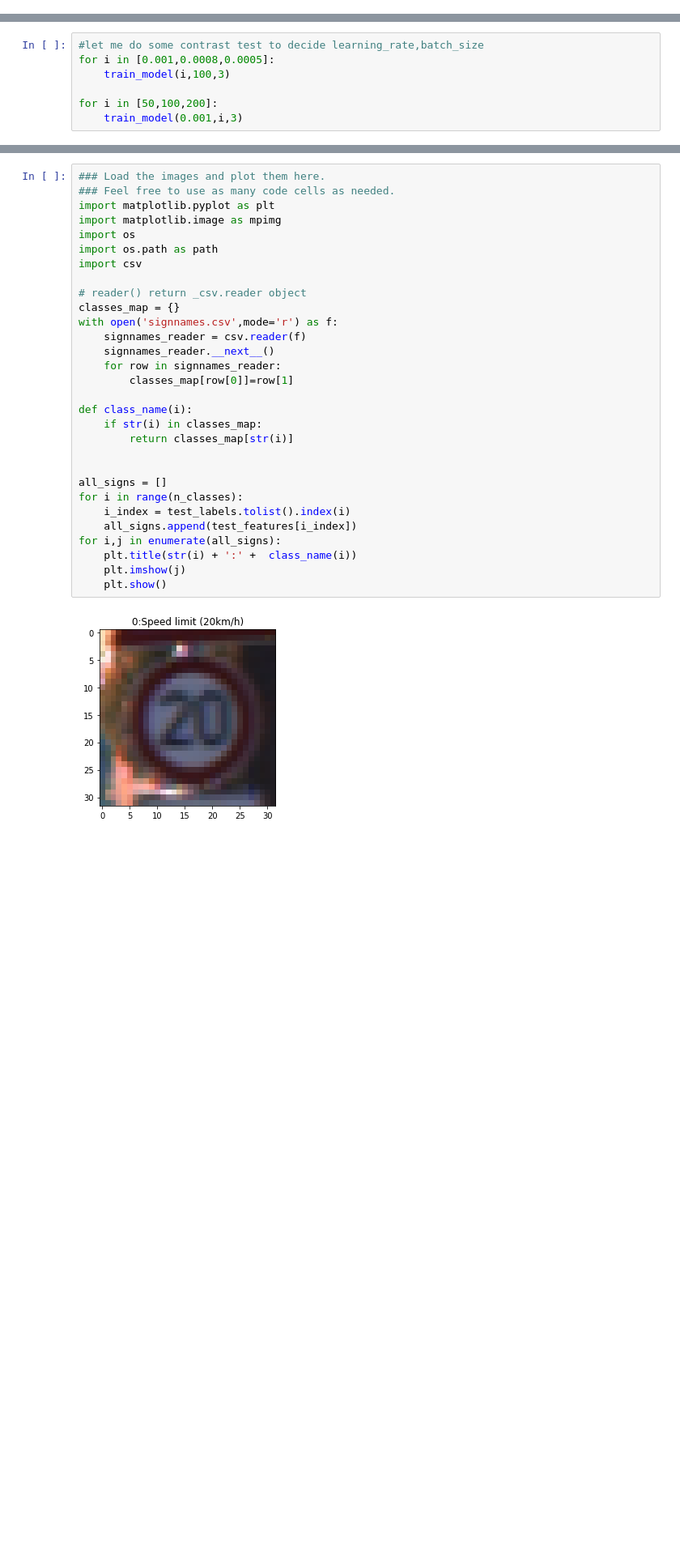
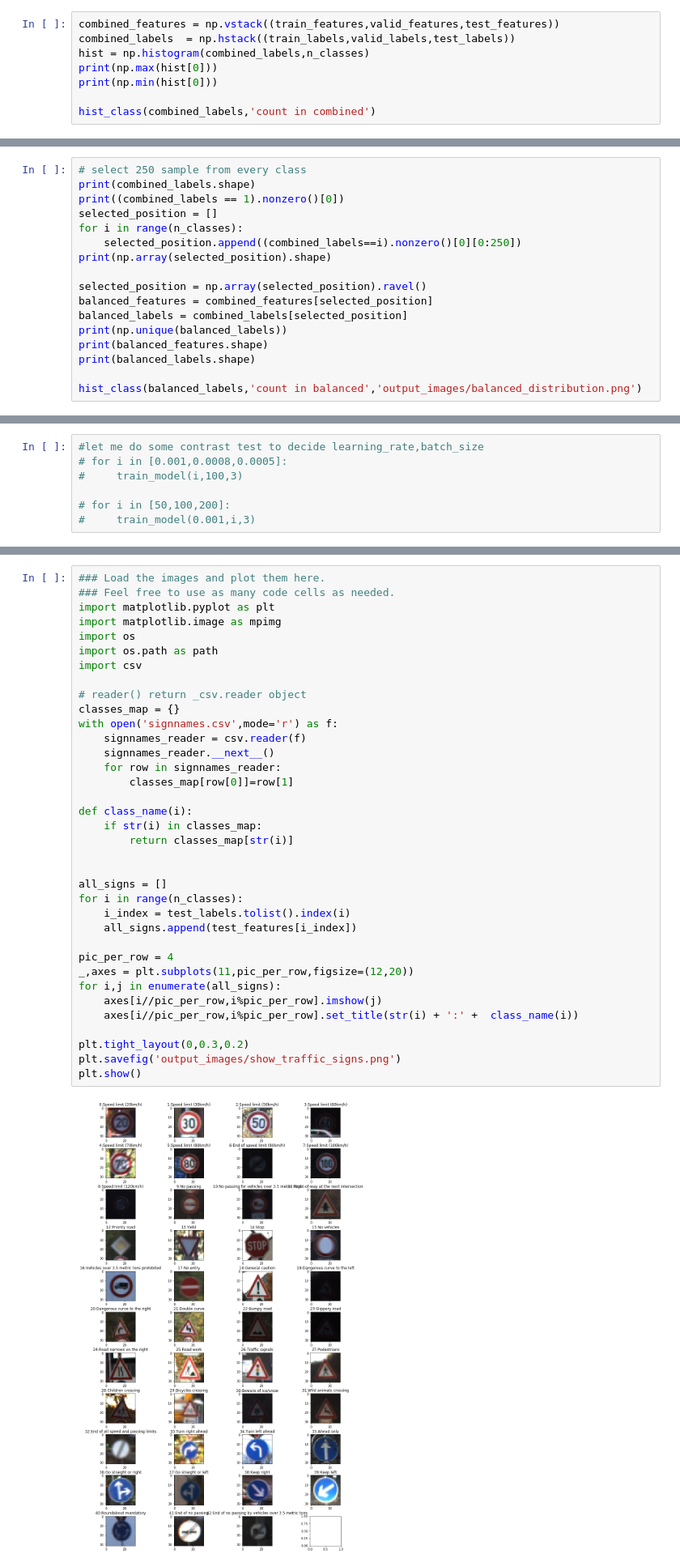
Before and after one commit to ironthrone/Traffic-Sign-Classifier, a Jupyter notebook: Traffic_Sign_Classifier.ipynb, the cells around one changed output, grey strips where cells are left out. Shown at 81% size. Saved outputs shown, nothing was run; the diff lists cells and outputs as text; blank space fills up the shorter version.

```diff
--- a/Traffic_Sign_Classifier.ipynb
+++ b/Traffic_Sign_Classifier.ipynb
@@ -146,0 +157,8 @@ plt.show()
+# %%
+combined_features = np.vstack((train_features,valid_features,test_features))
+combined_labels  = np.hstack((train_labels,valid_labels,test_labels))
+hist = np.histogram(combined_labels,n_classes)
+print(np.max(hist[0]))
+print(np.min(hist[0]))
+
+hist_class(combined_labels,'count in combined')
@@ -146,0 +169,17 @@ plt.show()
+# %%
+# select 250 sample from every class
+print(combined_labels.shape)
+print((combined_labels == 1).nonzero()[0])
+selected_position = []
+for i in range(n_classes):
+    selected_position.append((combined_labels==i).nonzero()[0][0:250])
+print(np.array(selected_position).shape)
+
+selected_position = np.array(selected_position).ravel()
+balanced_features = combined_features[selected_position]
+balanced_labels = combined_labels[selected_position]
+print(np.unique(balanced_labels))
+print(balanced_features.shape)
+print(balanced_labels.shape)
+
+hist_class(balanced_labels,'count in balanced','output_images/balanced_distribution.png')
@@ -431,11 +518,11 @@ def train_model(rate,batch_size,epoch,save=False):
 ##### determine batch size,learning rate,epoch
 # %%
 #let me do some contrast test to decide learning_rate,batch_size
-for i in [0.001,0.0008,0.0005]:
-    train_model(i,100,3)
+# for i in [0.001,0.0008,0.0005]:
+#     train_model(i,100,3)
 
-for i in [50,100,200]:
-    train_model(0.001,i,3)
+# for i in [50,100,200]:
+#     train_model(0.001,i,3)
 # %% [markdown]
 ##### Train model
 # %%
@@ -485,32 +573,38 @@ You may find `signnames.csv` useful as it contains mappings from the class id (i
 # %%
 ### Load the images and plot them here.
 ### Feel free to use as many code cells as needed.
 import matplotlib.pyplot as plt
 import matplotlib.image as mpimg
 import os
 import os.path as path
 import csv
 
 # reader() return _csv.reader object
 classes_map = {}
 with open('signnames.csv',mode='r') as f:
     signnames_reader = csv.reader(f)
     signnames_reader.__next__()
     for row in signnames_reader:
         classes_map[row[0]]=row[1]
 
 def class_name(i):
     if str(i) in classes_map:
         return classes_map[str(i)]
 
 
 all_signs = []
 for i in range(n_classes):
     i_index = test_labels.tolist().index(i)
     all_signs.append(test_features[i_index])
+
+pic_per_row = 4
+_,axes = plt.subplots(11,pic_per_row,figsize=(12,20))
 for i,j in enumerate(all_signs):
-    plt.title(str(i) + ':' +  class_name(i))
-    plt.imshow(j)
-    plt.show()
+    axes[i//pic_per_row,i%pic_per_row].imshow(j)
+    axes[i//pic_per_row,i%pic_per_row].set_title(str(i) + ':' +  class_name(i))
+
+plt.tight_layout(0,0.3,0.2)
+plt.savefig('output_images/show_traffic_signs.png')
+plt.show()
 # %% [output]
-[figure, old version]
+[figure, new version]
```
Also changed, not shown: parts of 24 cells of this notebook, 23 other files.
